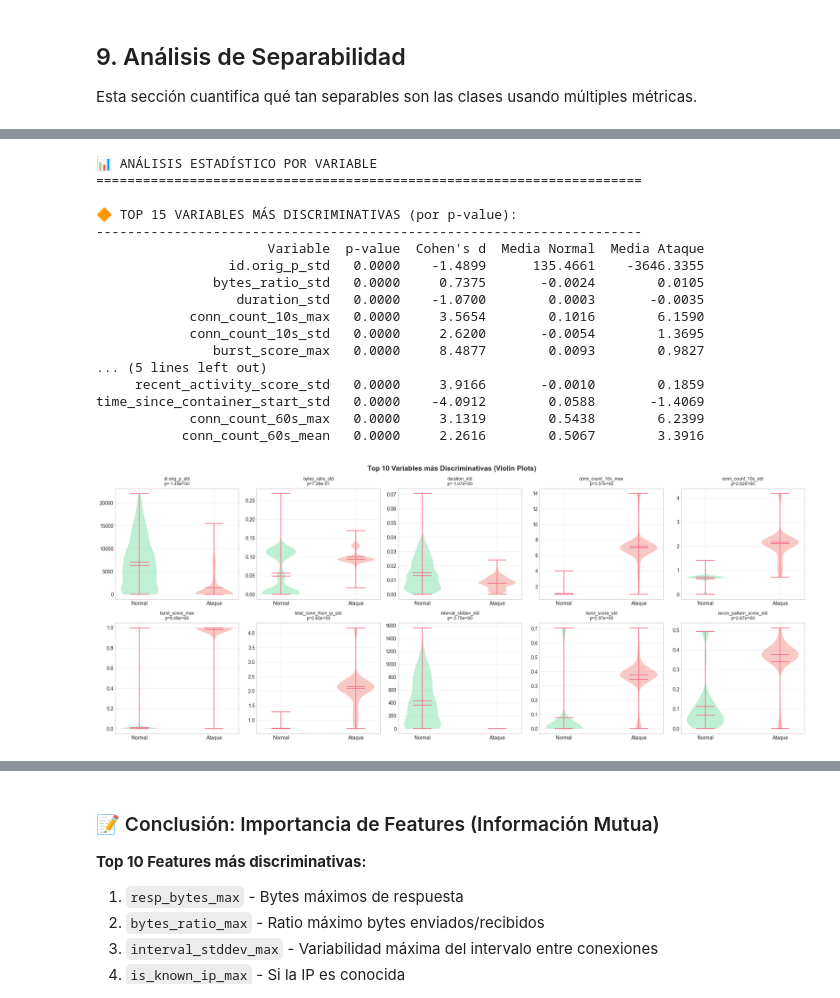
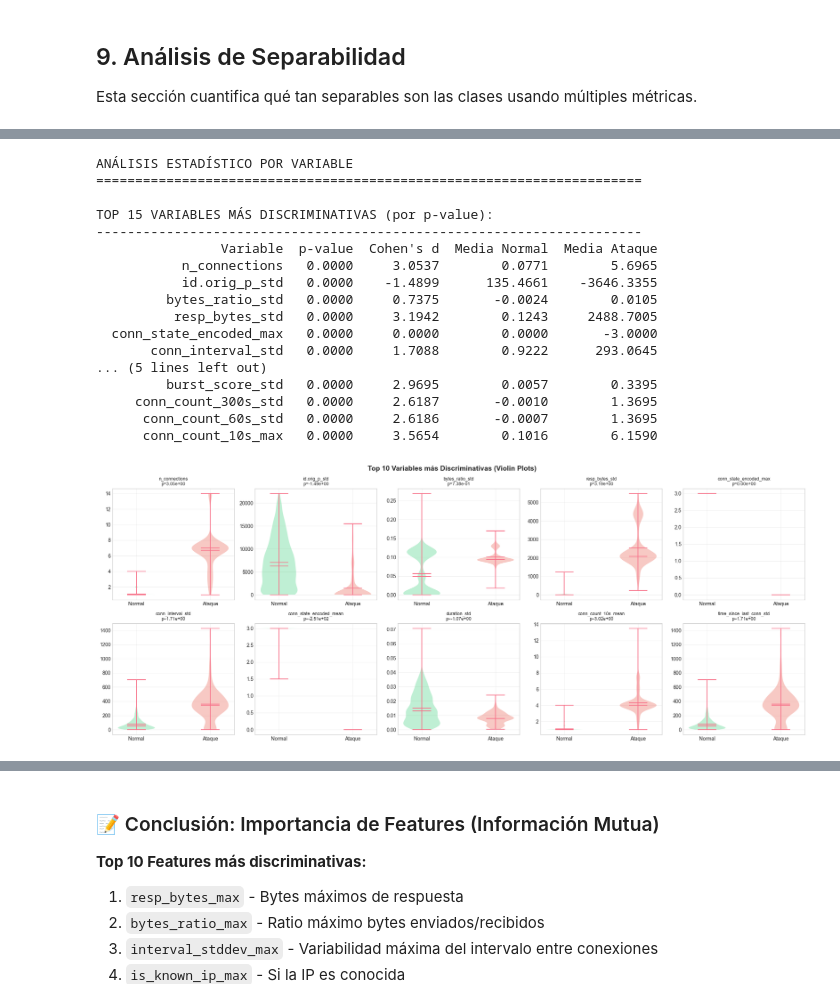
Before and after one commit to Grupo-MACC/ML_for_consul_poisoning, a Jupyter notebook: notebooks/01_eda_gabi.ipynb, the cells around one changed output, grey strips where cells are left out. Cells and saved outputs as stored; diff of their text form; code cells hidden in the pictures.

```diff
--- a/notebooks/01_eda_gabi.ipynb
+++ b/notebooks/01_eda_gabi.ipynb
@@ -1272,36 +1072,0 @@ Generando UMAP 3D...
-# %%
-# t-SNE para comparación
-print("Ejecutando t-SNE...")
-from sklearn.manifold import TSNE
-
-# Usar PCA para reducir dimensionalidad primero (mejora t-SNE)
-pca_50 = PCA(n_components=min(50, X_scaled.shape[1]), random_state=RANDOM_STATE)
-X_pca_50 = pca_50.fit_transform(X_scaled)
-
-tsne = TSNE(n_components=2, perplexity=30, n_iter_without_progress=1000, random_state=RANDOM_STATE, n_jobs=-1)
-X_tsne_2d = tsne.fit_transform(X_pca_50)
-
-# Comparación visual de las 3 técnicas
-fig, axes = plt.subplots(1, 3, figsize=(18, 5))
-
-techniques = [
-    (X_pca_2d, 'PCA 2D', f'Varianza: {sum(pca_2d.explained_variance_ratio_):.1%}'),
-    (X_umap_2d, 'UMAP 2D', 'n_neighbors=15, min_dist=0.1'),
-    (X_tsne_2d, 't-SNE 2D', 'perplexity=30')
-]
-
-for ax, (X_reduced, title, subtitle) in zip(axes, techniques):
-    for label_val, color, name in zip([0, 1], [COLORS['normal'], COLORS['attack']], ['Normal', 'Ataque']):
-        mask = labels == label_val
-        ax.scatter(X_reduced[mask, 0], X_reduced[mask, 1],
-                   c=color, label=name, alpha=0.5, s=15, edgecolors='none')
-    ax.set_title(f'{title}\n{subtitle}', fontweight='bold')
-    ax.legend(fontsize=9)
-    ax.grid(alpha=0.3)
-    ax.set_xticks([])
-    ax.set_yticks([])
-
-plt.tight_layout()
-plt.show()
-
-print("\n✓ Comparación de técnicas completada")
@@ -1432,6 +1078,6 @@ except Exception as e:
 # %%
 # Tests estadísticos de diferencia entre clases por variable
-print("\n📊 ANÁLISIS ESTADÍSTICO POR VARIABLE")
+print("\nANÁLISIS ESTADÍSTICO POR VARIABLE")
 print("="*70)
 
 # Calcular diferencias estadísticas entre clases para cada variable
@@ -1466,53 +1112,53 @@ stat_df = pd.DataFrame(statistical_tests)
 stat_df = stat_df.sort_values('p-value')
 
 # Variables más discriminativas
-print("\n🔶 TOP 15 VARIABLES MÁS DISCRIMINATIVAS (por p-value):")
+print("\nTOP 15 VARIABLES MÁS DISCRIMINATIVAS (por p-value):")
 print("-"*70)
 top_discriminative = stat_df.head(15)
 print(top_discriminative[['Variable', 'p-value', 'Cohen\'s d', 'Media Normal', 'Media Ataque']].to_string(index=False))
 
 # Visualización de las top variables
 fig, axes = plt.subplots(2, 5, figsize=(20, 8))
 axes = axes.flatten()
 
 for i, row in enumerate(stat_df.head(10).itertuples()):
     ax = axes[i]
     col = row.Variable
 
-    normal_data = df_clean_final.loc[labels == 0, col].dropna()
-    attack_data = df_clean_final.loc[labels == 1, col].dropna()
+    normal_data = df_eda.loc[labels == 0, col].dropna()
+    attack_data = df_eda.loc[labels == 1, col].dropna()
 
     # Violin plots
     data_to_plot = [normal_data, attack_data]
     parts = ax.violinplot(data_to_plot, positions=[0, 1], showmeans=True, showmedians=True)
     parts['bodies'][0].set_facecolor(COLORS['normal'])
     parts['bodies'][1].set_facecolor(COLORS['attack'])
 
     ax.set_xticks([0, 1])
     ax.set_xticklabels(['Normal', 'Ataque'])
     ax.set_title(f'{col}\np={row._3:.2e}', fontsize=9)
     ax.grid(alpha=0.3)
 
 plt.suptitle('Top 10 Variables más Discriminativas (Violin Plots)', fontsize=14, fontweight='bold')
 plt.tight_layout()
 plt.show()
 # %% [output]
-📊 ANÁLISIS ESTADÍSTICO POR VARIABLE
+ANÁLISIS ESTADÍSTICO POR VARIABLE
 ======================================================================
 
-🔶 TOP 15 VARIABLES MÁS DISCRIMINATIVAS (por p-value):
+TOP 15 VARIABLES MÁS DISCRIMINATIVAS (por p-value):
 ----------------------------------------------------------------------
-                      Variable  p-value  Cohen's d  Media Normal  Media Ataque
-                 id.orig_p_std   0.0000    -1.4899      135.4661    -3646.3355
-               bytes_ratio_std   0.0000     0.7375       -0.0024        0.0105
-                  duration_std   0.0000    -1.0700        0.0003       -0.0035
-            conn_count_10s_max   0.0000     3.5654        0.1016        6.1590
-            conn_count_10s_std   0.0000     2.6200       -0.0054        1.3695
-               burst_score_max   0.0000     8.4877        0.0093        0.9827
+                Variable  p-value  Cohen's d  Media Normal  Media Ataque
+           n_connections   0.0000     3.0537        0.0771        5.6965
+           id.orig_p_std   0.0000    -1.4899      135.4661    -3646.3355
+         bytes_ratio_std   0.0000     0.7375       -0.0024        0.0105
+          resp_bytes_std   0.0000     3.1942        0.1243     2488.7005
+  conn_state_encoded_max   0.0000     0.0000        0.0000       -3.0000
+       conn_interval_std   0.0000     1.7088        0.9222      293.0645
 ... (5 lines left out)
-     recent_activity_score_std   0.0000     3.9166       -0.0010        0.1859
-time_since_container_start_std   0.0000    -4.0912        0.0588       -1.4069
-            conn_count_60s_max   0.0000     3.1319        0.5438        6.2399
-           conn_count_60s_mean   0.0000     2.2616        0.5067        3.3916
+         burst_score_std   0.0000     2.9695        0.0057        0.3395
+     conn_count_300s_std   0.0000     2.6187       -0.0010        1.3695
+      conn_count_60s_std   0.0000     2.6186       -0.0007        1.3695
+      conn_count_10s_max   0.0000     3.5654        0.1016        6.1590
-[figure, old version]
+[figure, new version]
 # %% [markdown]
```
Also changed, not shown: parts of 49 cells of this notebook, 1 other file.
